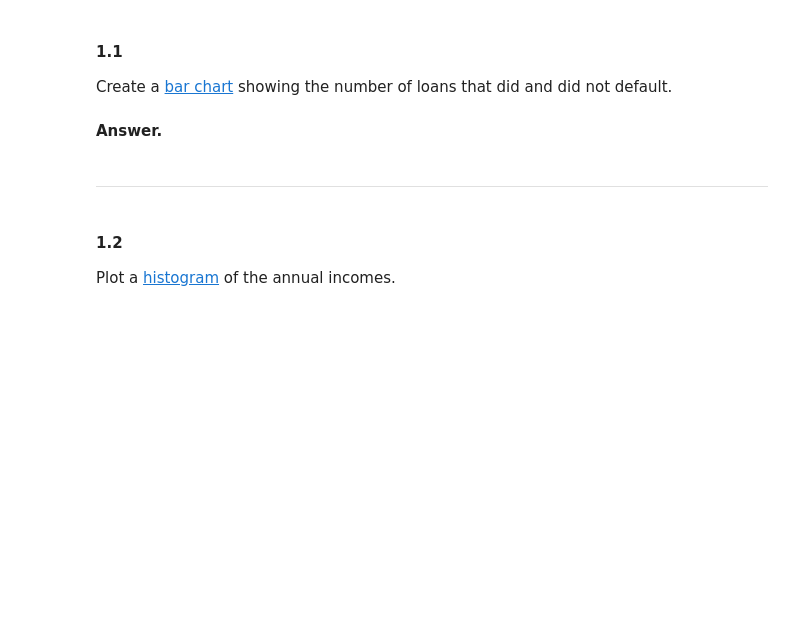
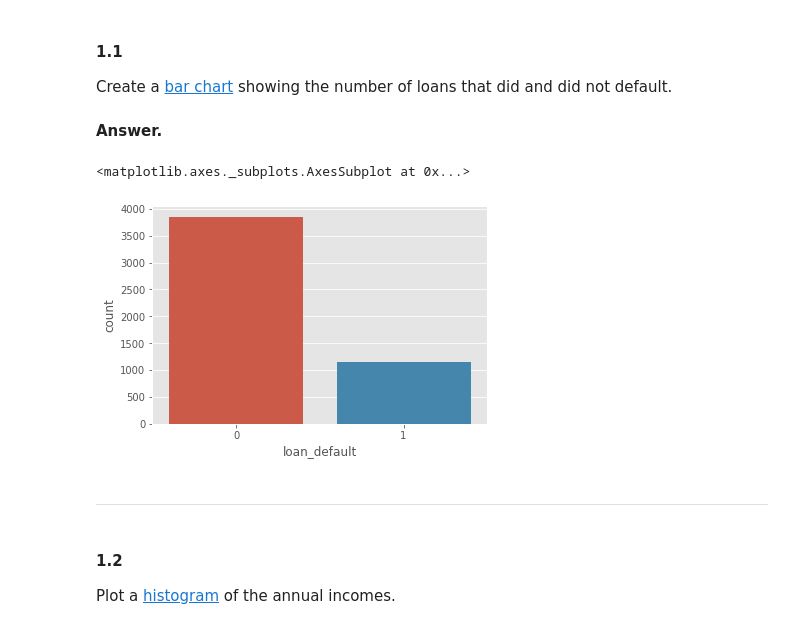
Before and after one commit to PedroOspina17/AI, a Jupyter notebook: DS4A/Week8/case_11.1_student/case_11.1_student.ipynb, the cells around one changed output. Saved outputs shown, nothing was run; the diff lists cells and outputs as text; code cells hidden in the pictures; blank space fills up the shorter version.

```diff
--- a/DS4A/Week8/case_11.1_student/case_11.1_student.ipynb
+++ b/DS4A/Week8/case_11.1_student/case_11.1_student.ipynb
@@ -75,6 +91,11 @@ For each of the following, perform the directed visualization and discuss your c
 Create a [bar chart](https://www.mathsisfun.com/data/bar-graphs.html) showing the number of loans that did and did not default.
 # %% [markdown]
 **Answer.**
+# %%
+sns.countplot(data = Data, x = "loan_default")
+# %% [output]
+<matplotlib.axes._subplots.AxesSubplot at 0x...>
+[figure, added]
 # %% [markdown]
 ------------
 # %% [markdown]
```
Also changed, not shown: parts of 12 cells of this notebook, 17 other files.
